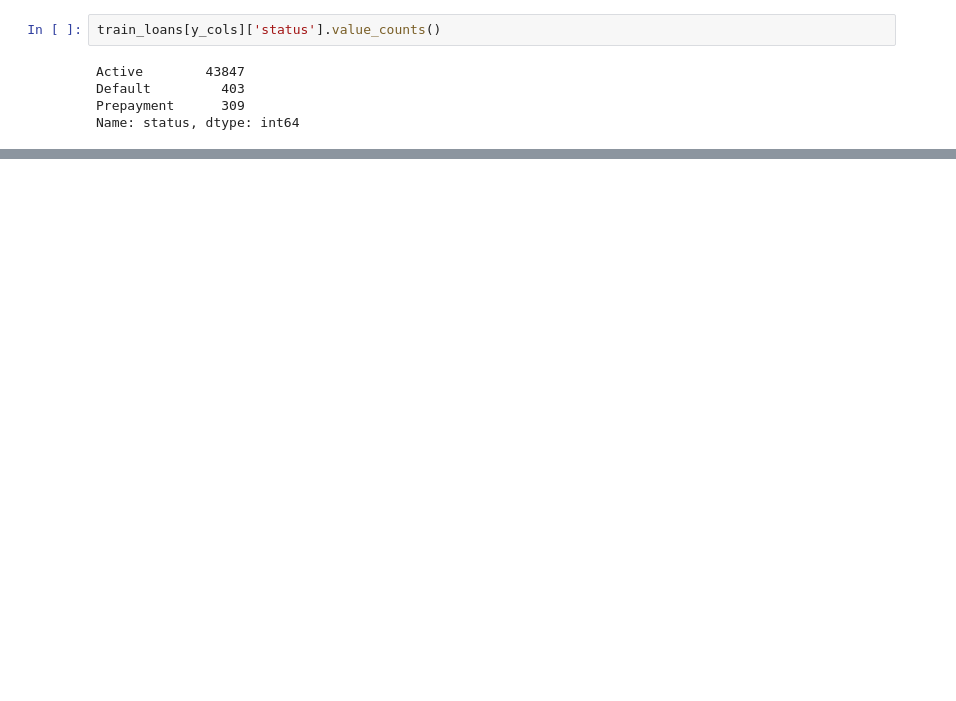
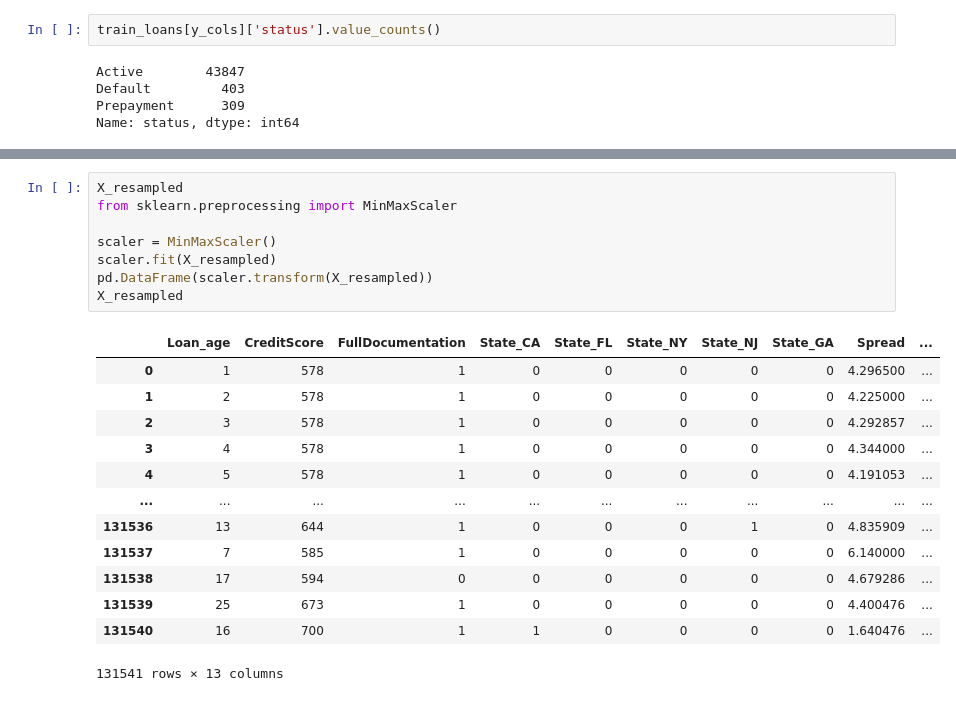
Before and after one commit to Garorod/XGBTimeSeries, a Jupyter notebook: notebooks/assignment3.ipynb, the cells around one changed output, grey strips where cells are left out. Drawn from its saved outputs; the diff is of its cells as text; blank space fills up the shorter version.

```diff
--- a/notebooks/assignment3.ipynb
+++ b/notebooks/assignment3.ipynb
@@ -66,0 +97,22 @@ Name: status, dtype: int64
+# %%
+X_resampled
+from sklearn.preprocessing import MinMaxScaler
+
+scaler = MinMaxScaler()
+scaler.fit(X_resampled)
+pd.DataFrame(scaler.transform(X_resampled))
+X_resampled
+# %% [output]
+|  | Loan_age | CreditScore | FullDocumentation | State_CA | State_FL | State_NY | State_NJ | State_GA | Spread | ... |
+| 0 | 1 | 578 | 1 | 0 | 0 | 0 | 0 | 0 | 4.296500 | ... |
+| 1 | 2 | 578 | 1 | 0 | 0 | 0 | 0 | 0 | 4.225000 | ... |
+| 2 | 3 | 578 | 1 | 0 | 0 | 0 | 0 | 0 | 4.292857 | ... |
+| 3 | 4 | 578 | 1 | 0 | 0 | 0 | 0 | 0 | 4.344000 | ... |
+| 4 | 5 | 578 | 1 | 0 | 0 | 0 | 0 | 0 | 4.191053 | ... |
+| ... | ... | ... | ... | ... | ... | ... | ... | ... | ... | ... |
+| 131536 | 13 | 644 | 1 | 0 | 0 | 0 | 1 | 0 | 4.835909 | ... |
+| 131537 | 7 | 585 | 1 | 0 | 0 | 0 | 0 | 0 | 6.140000 | ... |
+| 131538 | 17 | 594 | 0 | 0 | 0 | 0 | 0 | 0 | 4.679286 | ... |
+| 131539 | 25 | 673 | 1 | 0 | 0 | 0 | 0 | 0 | 4.400476 | ... |
+| 131540 | 16 | 700 | 1 | 1 | 0 | 0 | 0 | 0 | 1.640476 | ... |
+131541 rows × 13 columns
```
Also changed, not shown: parts of 13 cells of this notebook.
